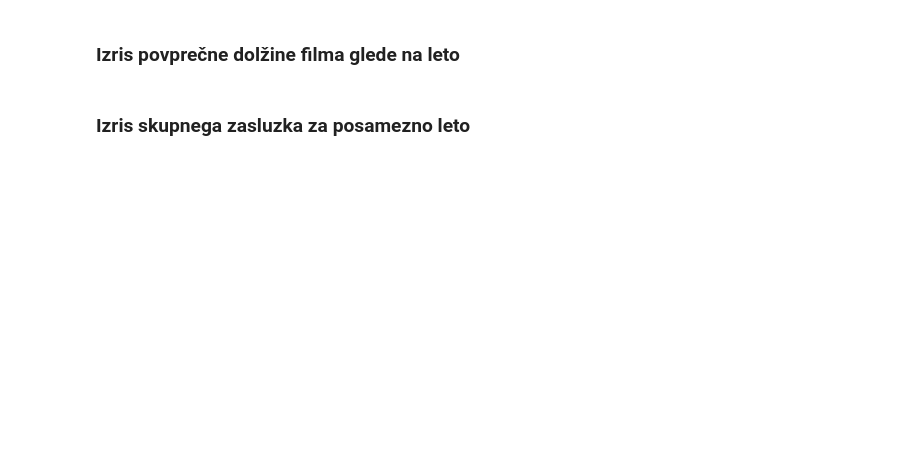
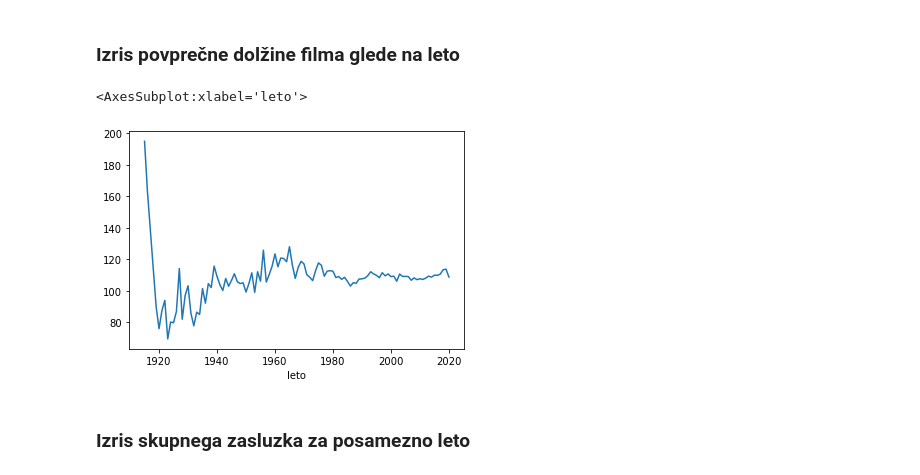
Before and after one commit to timkalan/programiranje-1, a Jupyter notebook: 03-knjiznica-pandas/vaje/pandas_101.ipynb, the cells around one changed output. Drawn from its saved outputs; the diff is of its cells as text; code cells hidden in the pictures; blank space fills up the shorter version.

```diff
--- a/03-knjiznica-pandas/vaje/pandas_101.ipynb
+++ b/03-knjiznica-pandas/vaje/pandas_101.ipynb
@@ -68,4 +241,10 @@ Tabele imajo metodo `.hist()`, ki omogoča izgradnjo histogramov za stolpce. Upo
 # %% [markdown]
 ### Izris povprečne dolžine filma glede na leto
+# %%
+povp = filmi.groupby('leto')['dolzina'].mean()
+povp.plot()
+# %% [output]
+<AxesSubplot:xlabel='leto'>
+[figure, added]
 # %% [markdown]
 ### Izris skupnega zasluzka za posamezno leto
```
Also changed, not shown: parts of 16 cells of this notebook, 1 other file.
